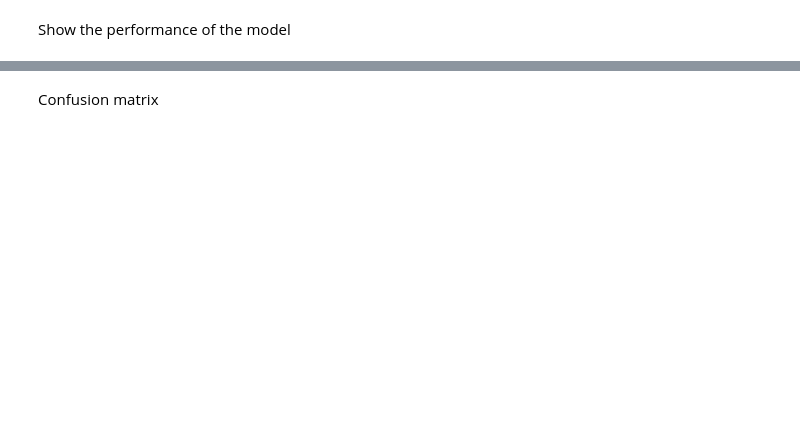
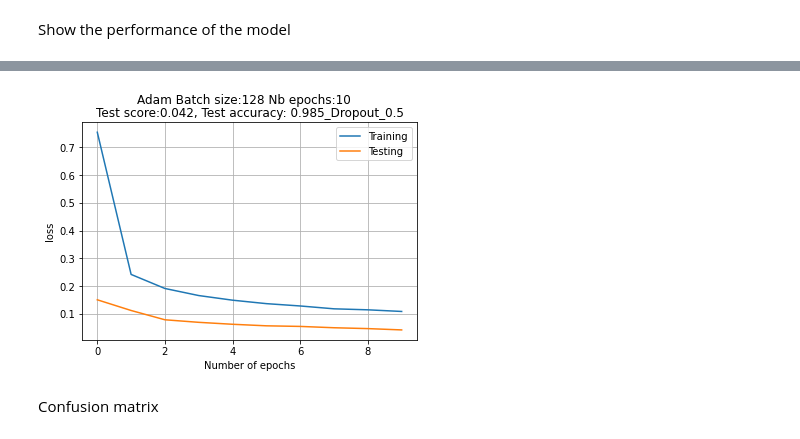
Before and after one commit to Nelson-Jnrnd/ARN_L4, a Jupyter notebook: notebooks/CNN.ipynb, the cells around one changed output, grey strips where cells are left out. Cells and saved outputs as stored; diff of their text form; code cells hidden in the pictures; blank space fills up the shorter version.

```diff
--- a/notebooks/CNN.ipynb
+++ b/notebooks/CNN.ipynb
@@ -178,3 +180,19 @@ Test accuracy: 0.9878000020980835
+# %%
+def plot_graph(history, optimName, batch_size, n_epoch, testScore, testAccuracy, drop):
+    pl.clf()
+    pl.plot(history.history['loss'], label='Training')
+    pl.plot(history.history['val_loss'], label='Testing')
+    pl.ylabel('loss')
+    pl.xlabel('Number of epochs')
+    pl.suptitle(optimName+' Batch size:'+str(batch_size)+' Nb epochs:'+str(n_epoch))
+    pl.legend()
+    pl.title('Test score:' + str(round(testScore,3)) + ', Test accuracy: '  + str(round(testAccuracy,3)) + '_Dropout_'+ ('None' if drop < 0 else str(drop)))
+    pl.grid()
+    pl.savefig('../outPutCNN/' + optimName+'_Batch_size'+str(batch_size)+' Nb_epochs'+str(n_epoch)+ '_Dropout_'+ ('None' if drop < 0 else str(drop)) + '.png', dpi=500)
+
+plot_graph(history,'Adam', batch_size, n_epoch,score[0],score[1],0.5)
+# %% [output]
+[figure, added]
 # %% [markdown]
 Confusion matrix
 # %%
```
Also changed, not shown: parts of 5 cells of this notebook, 10 other files.
